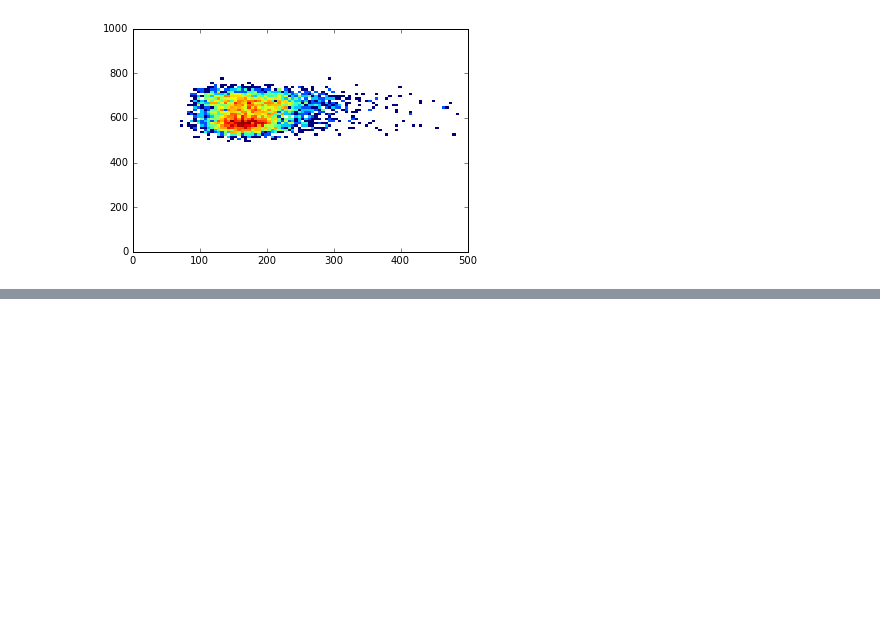
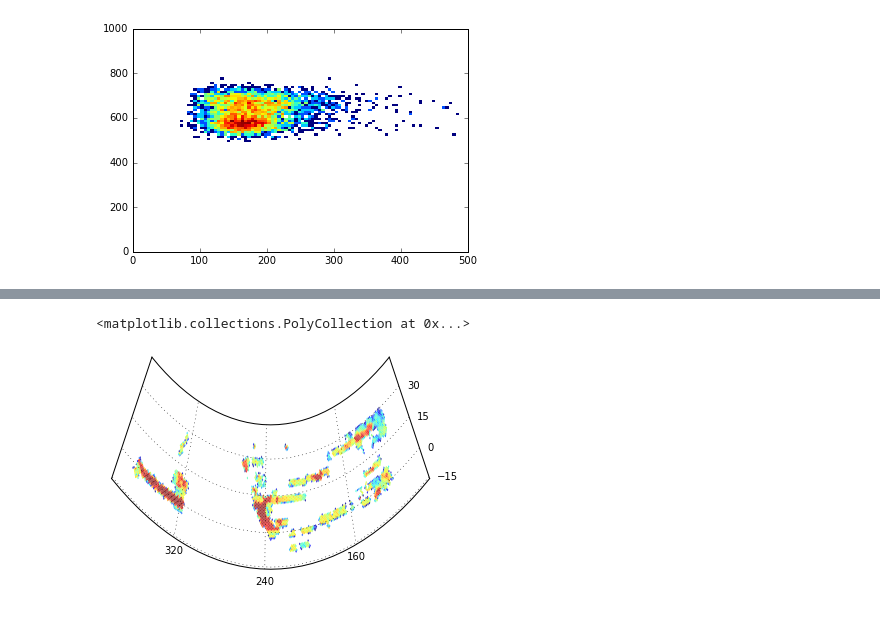
Before and after one commit to bccp/imaginglss-notebooks, a Jupyter notebook: PlotDensityMap-QSO.ipynb, the cells around one changed output, grey strips where cells are left out. Cells and saved outputs as stored; diff of their text form; code cells hidden in the pictures; blank space fills up the shorter version.

```diff
--- a/PlotDensityMap-QSO.ipynb
+++ b/PlotDensityMap-QSO.ipynb
@@ -74,0 +103,9 @@ healpy.mollview(gal_density / ran_density, min=0, max=1.2)
+# %%
+ax = subplot(projection='aea')
+ax.set_xlim(90, 380)
+ax.set_ylim(-16, 45)
+ax.grid()
+ax.mapshow(meanfc, meanfc>0.5)
+# %% [output]
+<matplotlib.collections.PolyCollection at 0x...>
+[figure, added]
```
Also changed, not shown: parts of 19 cells of this notebook.
